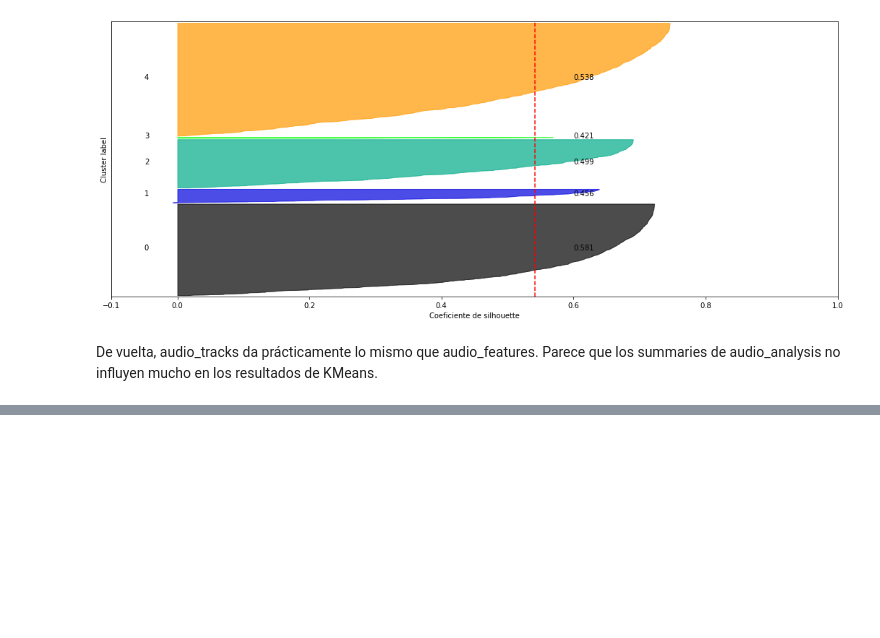
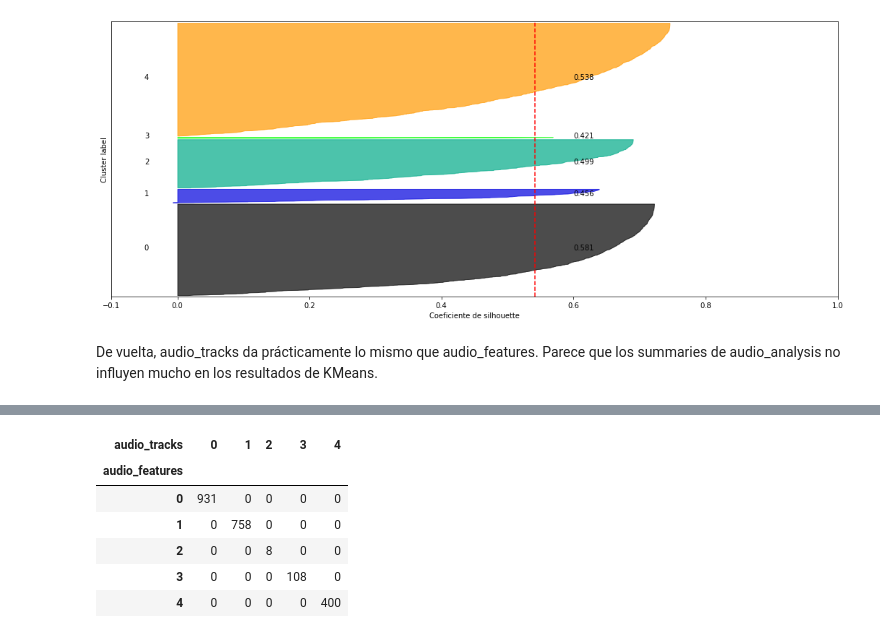
Before and after one commit to elfrasco/dmcyt_tp1, a Jupyter notebook: TP1/TP1_KMeans.ipynb, the cells around one changed output, grey strips where cells are left out. Cells and saved outputs as stored; diff of their text form; code cells hidden in the pictures; blank space fills up the shorter version.

```diff
--- a/TP1/TP1_KMeans.ipynb
+++ b/TP1/TP1_KMeans.ipynb
@@ -201,0 +243,13 @@ De vuelta, audio_tracks da prácticamente lo mismo que audio_features. Parece qu
+# %%
+# Matriz de confusión: audio_features VS audio_tracks
+tmp2 = pd.DataFrame({'audio_features': km_audio_features.labels_, 'audio_tracks': km_audio_tracks.labels_})
+ct2 = pd.crosstab(tmp2['audio_features'], tmp2['audio_tracks'])
+ct2
+# %% [output]
+| audio_tracks | 0 | 1 | 2 | 3 | 4 |
+| audio_features |  |  |  |  |  |
+| 0 | 931 | 0 | 0 | 0 | 0 |
+| 1 | 0 | 758 | 0 | 0 | 0 |
+| 2 | 0 | 0 | 8 | 0 | 0 |
+| 3 | 0 | 0 | 0 | 108 | 0 |
+| 4 | 0 | 0 | 0 | 0 | 400 |
```
Also changed, not shown: parts of 31 cells of this notebook.
